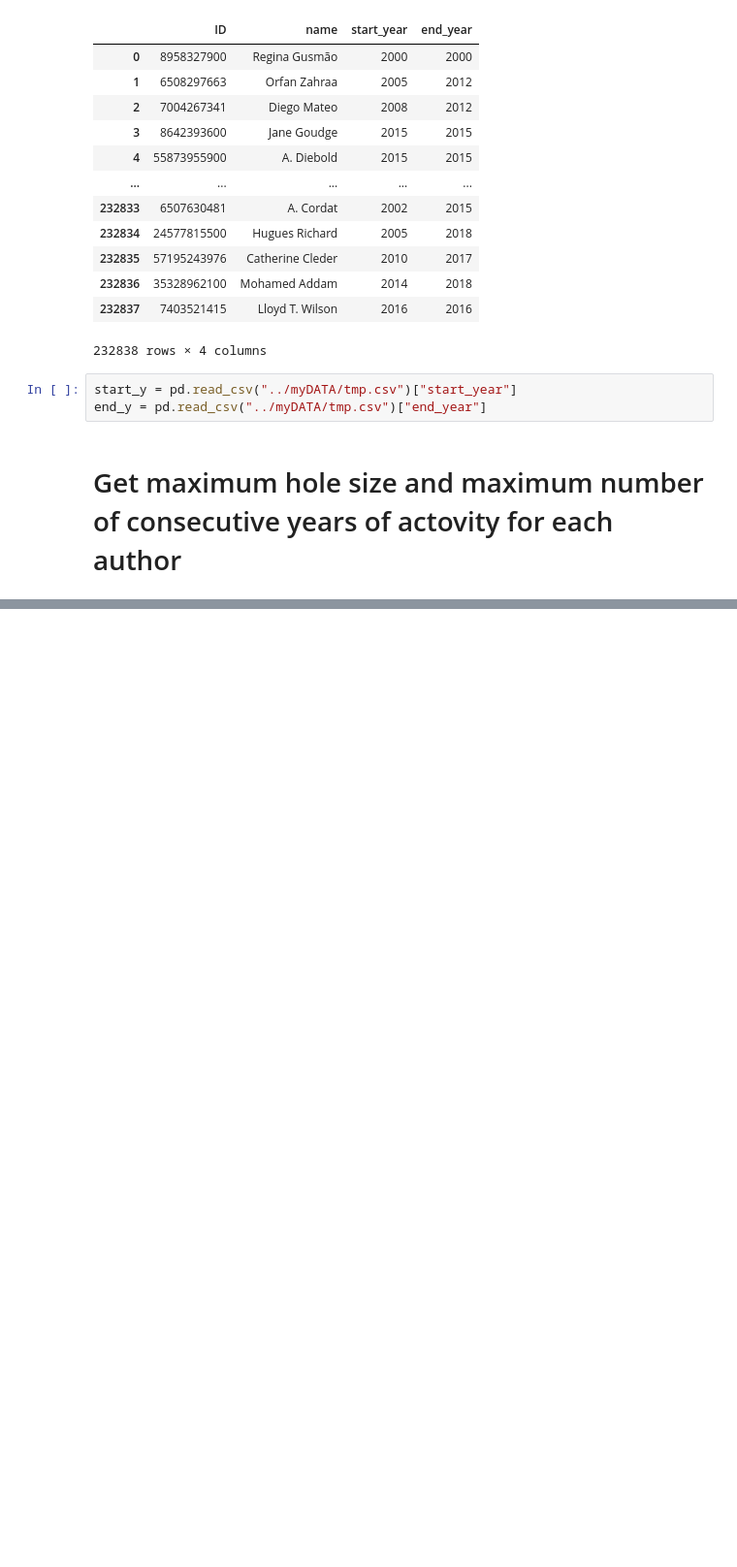
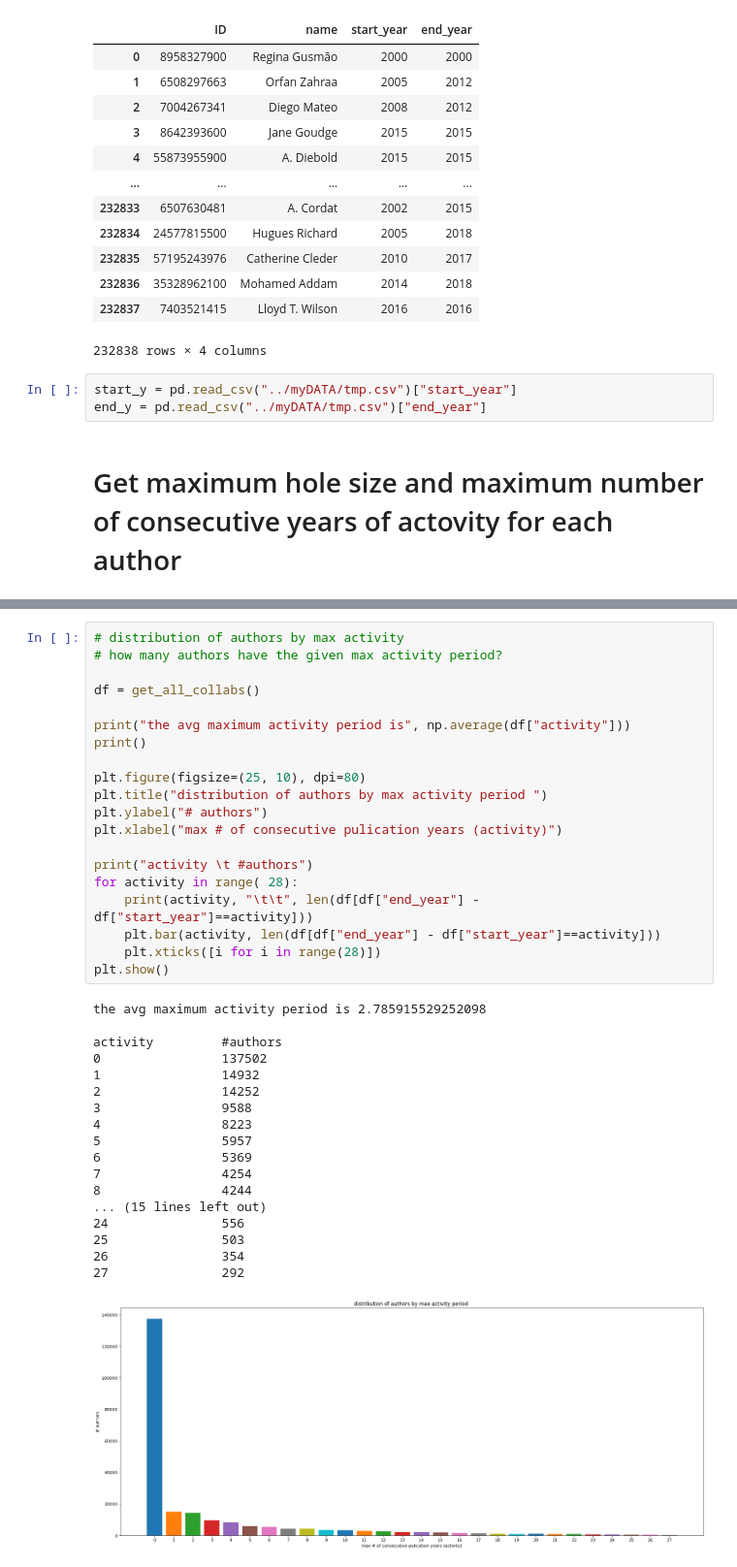
Before and after one commit to LeonardoSer/INRIA_Internship, a Jupyter notebook: 00_quick_references/tmp.ipynb, the cells around one changed output, grey strips where cells are left out. Shown at 97% size. Cells and saved outputs as stored; diff of their text form; blank space fills up the shorter version.

```diff
--- a/00_quick_references/tmp.ipynb
+++ b/00_quick_references/tmp.ipynb
@@ -349,0 +419,39 @@ NameError: name 'missing' is not defined
+# %%
+# distribution of authors by max activity
+# how many authors have the given max activity period?
+
+df = get_all_collabs()
+
+print("the avg maximum activity period is", np.average(df["activity"]))
+print()
+
+plt.figure(figsize=(25, 10), dpi=80)
+plt.title("distribution of authors by max activity period ")
+plt.ylabel("# authors")
+plt.xlabel("max # of consecutive pulication years (activity)")
+
+print("activity \t #authors")
+for activity in range( 28):
+    print(activity, "\t\t", len(df[df["end_year"] - df["start_year"]==activity]))
+    plt.bar(activity, len(df[df["end_year"] - df["start_year"]==activity]))
+    plt.xticks([i for i in range(28)])
+plt.show()
+# %% [output]
+the avg maximum activity period is 2.785915529252098
+
+activity         #authors
+0                137502
+1                14932
+2                14252
+3                9588
+4                8223
+5                5957
+6                5369
+7                4254
+8                4244
+... (15 lines left out)
+24               556
+25               503
+26               354
+27               292
+[figure, added]
```
Also changed, not shown: parts of 21 cells of this notebook, 27 other files.
